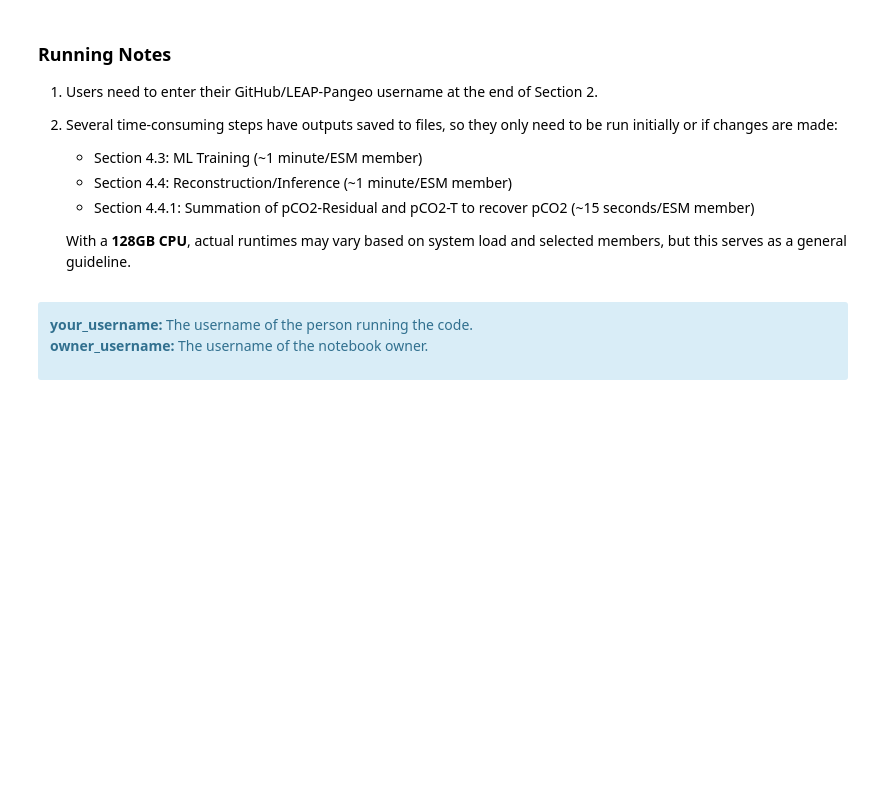
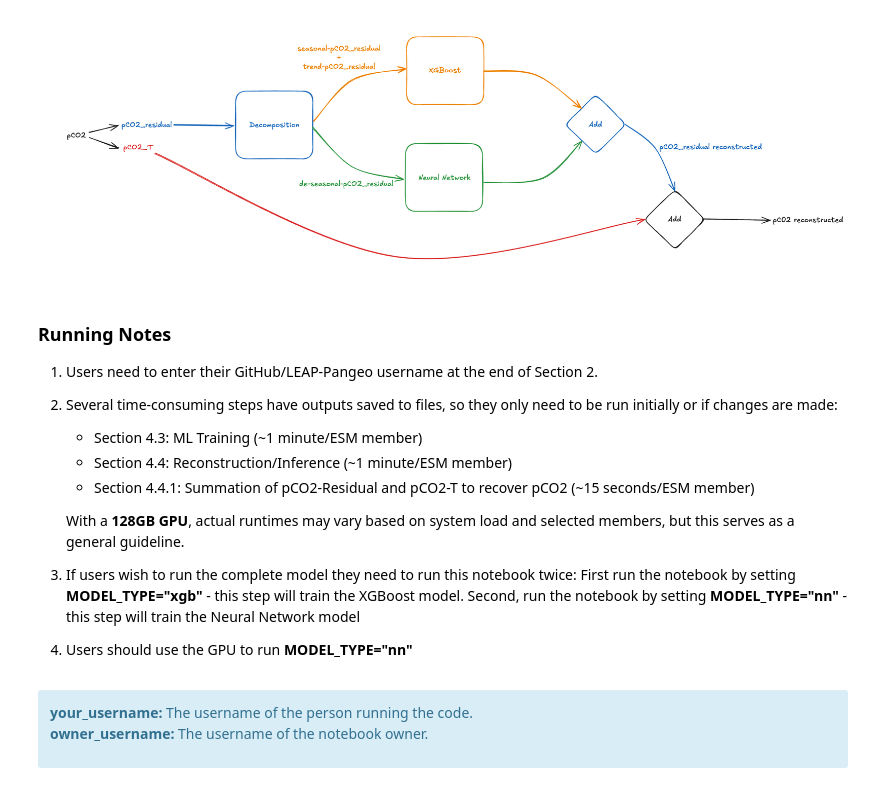
Before and after one commit to JuanPalaciosGodoy/climate-ml-project3-group2, a Jupyter notebook: Project3-ReconstructPCO2/notebooks/Project3_NN.ipynb, the cells around one changed output. Cells and saved outputs as stored; diff of their text form; code cells hidden in the pictures; blank space fills up the shorter version.

```diff
--- a/Project3-ReconstructPCO2/notebooks/Project3_NN.ipynb
+++ b/Project3-ReconstructPCO2/notebooks/Project3_NN.ipynb
@@ -28,3 +35,7 @@ Our study:
+# %%
+Image(filename="../images/diagram.png", width=2000)
+# %% [output]
+[figure, added]
 # %% [markdown]
 ### Running Notes
 1. Users need to enter their GitHub/LEAP-Pangeo username at the end of Section 2.
@@ -34,7 +45,10 @@ Our study:
     - Section 4.4.1: Summation of pCO2-Residual and pCO2-T to recover pCO2 (~15 seconds/ESM member)
 
 
-    With a **128GB CPU**, actual runtimes may vary based on system load and selected members, but this serves as a general guideline.
+    With a **128GB GPU**, actual runtimes may vary based on system load and selected members, but this serves as a general guideline.
+
+3. If users wish to run the complete model they need to run this notebook twice: First run the notebook by setting **__MODEL_TYPE__="xgb"** - this step will train the XGBoost model. Second, run the notebook by setting **__MODEL_TYPE__="nn"** - this step will train the Neural Network model
+4. Users should use the GPU to run **__MODEL_TYPE__="nn"**
 # %% [markdown]
 <div class="alert alert-block alert-info">
 <b>your_username:</b> The username of the person running the code.
```
Also changed, not shown: parts of 39 cells of this notebook, 14 other files.
